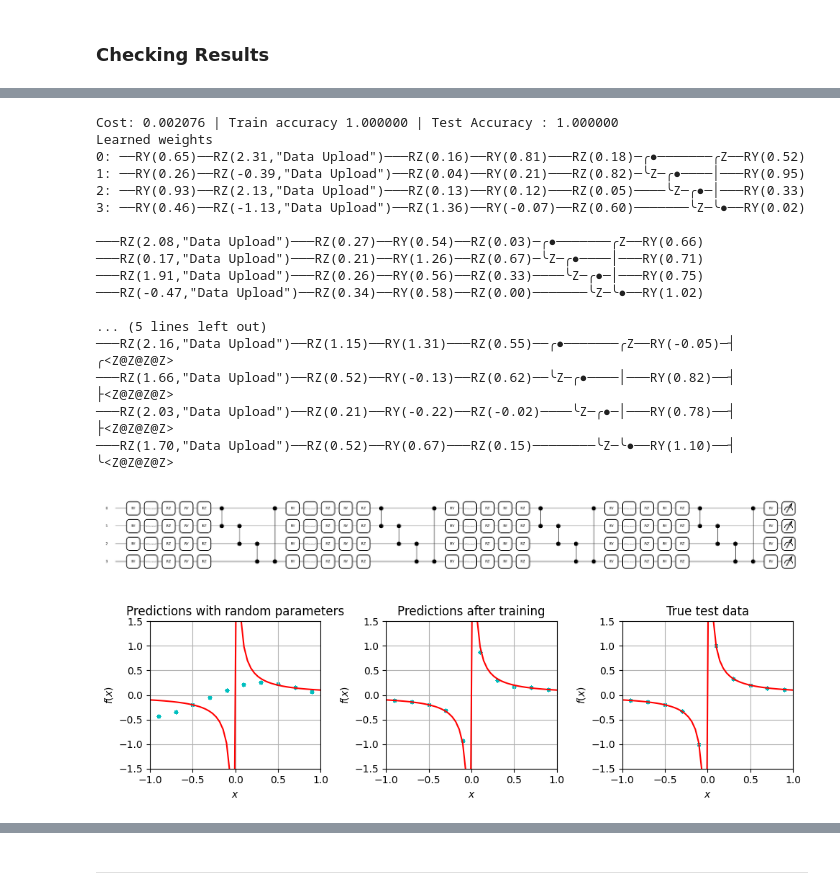
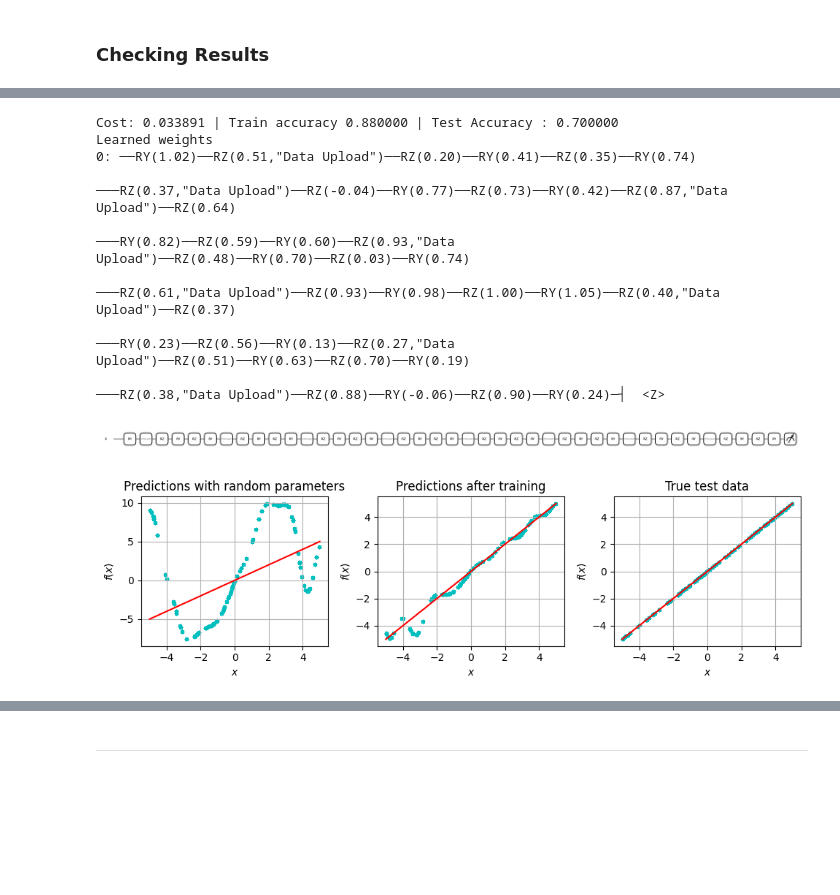
Before and after one commit to HeechanYi/IonQ2024-_Spring_Mentoring, a Jupyter notebook: HC/1dim_FunctionApproximation.ipynb, the cells around one changed output, grey strips where cells are left out. Saved outputs shown, nothing was run; the diff lists cells and outputs as text; code cells hidden in the pictures; blank space fills up the shorter version.

Commit message:
Updating datas and meeting materials

```diff
--- a/HC/1dim_FunctionApproximation.ipynb
+++ b/HC/1dim_FunctionApproximation.ipynb
@@ -82,28 +82,23 @@ def plot_data(x, y, problem, fig = None, ax = None):
 
 
     samples = len(x)
-    xlin = np.linspace(-1, 1)
+    xlin = np.linspace(-5, 5)
 
     for _ in range(samples):
         ax.scatter(x, y, alpha=0.5, color = 'c', s= 7)
 
     if problem == 'line':
         ax.plot(xlin, xlin, color = 'r')
-        ax.set_ylim(top = 1.2, bottom = -1.2)
 
     if problem == 'exp':
         ax.plot(xlin, np.exp(xlin-1), color = 'r')
-        ax.set_ylim(top = 1.2, bottom = -0.2)
 
     if problem == 'inverse':
         ax.plot(xlin, 1 / (10*xlin), color = 'r')
-        ax.set_ylim(top = 1.5, bottom = -1.5)
 
     if problem == 'square':
         ax.plot(xlin, xlin**2, color = 'r')
-        ax.set_ylim(top=1.2, bottom = -0.2)
 
-    ax.set_xlim((-1,1))
     ax.set_xlabel("$x$")
     ax.set_ylabel("$f(x)$")
     ax.grid()
@@ -161,7 +156,7 @@ def cost_function(params, xdata, num_qubits, num_layers, ydata):
     loss = 0.0
 
     for i in range(len(xdata)):
-        pred = VQC_Model(params, xdata[i], num_qubits, num_layers)
+        pred = 10 * VQC_Model(params, xdata[i], num_qubits, num_layers)
         loss += ((pred - ydata[i]))**2
 
     return loss / len(xdata)
@@ -173,7 +168,7 @@ def model_running(params, xdata, num_qubits, num_layers):
     prediction = []
 
     for i in range(len(xdata)):
-        pred = VQC_Model(params, xdata[i], num_qubits, num_layers)
+        pred = 10 * VQC_Model(params, xdata[i], num_qubits, num_layers)
         prediction.append(pred)
 
     return np.array(prediction)
@@ -201,17 +196,16 @@ def iterate_minibatches(inputs, targets, batch_size):
 -----
 # %%
 ### Preparing datas
-train_data, train_target = Inverse(50)
-test_data, test_target = Inverse(100)
+train_data, train_target = Line(50)
+test_data, test_target = Line(100)
 
 # Ansatz Setting
-num_qubits = 4
-num_layers = 4
+num_qubits = 1
+num_layers = 8
 
 # Trainnig option settings
-epochs = 100
-batch_size = 10
-lr = 0.007
+epochs = 250
+lr = 0.003
 
 # Using the Optimizer
 opt = AdamOptimizer(lr)                 ### Adam Optimizer
@@ -244,8 +238,7 @@ print(
 )
 
 for it in range(epochs):
-    for Xbatch, ybatch in iterate_minibatches(train_data, train_target, batch_size=batch_size):
-        params, _, _, _, _ = opt.step(cost_function, params, Xbatch, num_qubits, num_layers, ybatch)
+    params, _, _, _, _ = opt.step(cost_function, params, train_data, num_qubits, num_layers, train_target)
 
     pred_train = model_running(params, train_data, num_qubits, num_layers)
     ratio_train, score_train = accuracy(pred_train, train_target)
@@ -288,43 +299,39 @@ Epoch: 100 | Loss: 0.002076 | Train accuracy: 1.000000 | Test accuracy: 1.000000
 # %%
 print(
     "Cost: {:3f} | Train accuracy {:3f} | Test Accuracy : {:3f}".format(
         loss, score_train, score_test
     )
 )
 
 print("Learned weights")
 x = 1
 print(qml.draw(VQC_Model)(params, x, num_qubits, num_layers))
 fig, ax = qml.draw_mpl(VQC_Model)(params, x, num_qubits, num_layers)
 
 fig, axes = plt.subplots(1, 3, figsize=(10, 3))
 # plot_data(x, y, problem, fig = None, ax = None)
-plot_data(test_data, initial_predictions, 'inverse', fig, axes[0])
-plot_data(test_data, pred_test, 'inverse' ,fig, axes[1])
-plot_data(test_data, test_target, 'inverse' ,fig, axes[2])
+plot_data(test_data, initial_predictions, 'line', fig, axes[0])
+plot_data(test_data, pred_test, 'line' ,fig, axes[1])
+plot_data(test_data, test_target, 'line' ,fig, axes[2])
 
 axes[0].set_title("Predictions with random parameters")
 axes[1].set_title("Predictions after training")
 axes[2].set_title("True test data")
 plt.tight_layout()
 plt.show()
 # %% [output]
-Cost: 0.002076 | Train accuracy 1.000000 | Test Accuracy : 1.000000
+Cost: 0.033891 | Train accuracy 0.880000 | Test Accuracy : 0.700000
 Learned weights
-0: ──RY(0.65)──RZ(2.31,"Data Upload")───RZ(0.16)──RY(0.81)───RZ(0.18)─╭●───────╭Z──RY(0.52)
-1: ──RY(0.26)──RZ(-0.39,"Data Upload")──RZ(0.04)──RY(0.21)───RZ(0.82)─╰Z─╭●────│───RY(0.95)
-2: ──RY(0.93)──RZ(2.13,"Data Upload")───RZ(0.13)──RY(0.12)───RZ(0.05)────╰Z─╭●─│───RY(0.33)
-3: ──RY(0.46)──RZ(-1.13,"Data Upload")──RZ(1.36)──RY(-0.07)──RZ(0.60)───────╰Z─╰●──RY(0.02)
+0: ──RY(1.02)──RZ(0.51,"Data Upload")──RZ(0.20)──RY(0.41)──RZ(0.35)──RY(0.74)
 
-───RZ(2.08,"Data Upload")───RZ(0.27)──RY(0.54)──RZ(0.03)─╭●───────╭Z──RY(0.66)
-───RZ(0.17,"Data Upload")───RZ(0.21)──RY(1.26)──RZ(0.67)─╰Z─╭●────│───RY(0.71)
-───RZ(1.91,"Data Upload")───RZ(0.26)──RY(0.56)──RZ(0.33)────╰Z─╭●─│───RY(0.75)
-───RZ(-0.47,"Data Upload")──RZ(0.34)──RY(0.58)──RZ(0.00)───────╰Z─╰●──RY(1.02)
+───RZ(0.37,"Data Upload")──RZ(-0.04)──RY(0.77)──RZ(0.73)──RY(0.42)──RZ(0.87,"Data Upload")──RZ(0.64)
 
-... (5 lines left out)
-───RZ(2.16,"Data Upload")──RZ(1.15)──RY(1.31)───RZ(0.55)──╭●───────╭Z──RY(-0.05)─┤ ╭<Z@Z@Z@Z>
-───RZ(1.66,"Data Upload")──RZ(0.52)──RY(-0.13)──RZ(0.62)──╰Z─╭●────│───RY(0.82)──┤ ├<Z@Z@Z@Z>
-───RZ(2.03,"Data Upload")──RZ(0.21)──RY(-0.22)──RZ(-0.02)────╰Z─╭●─│───RY(0.78)──┤ ├<Z@Z@Z@Z>
-───RZ(1.70,"Data Upload")──RZ(0.52)──RY(0.67)───RZ(0.15)────────╰Z─╰●──RY(1.10)──┤ ╰<Z@Z@Z@Z>
+───RY(0.82)──RZ(0.59)──RY(0.60)──RZ(0.93,"Data Upload")──RZ(0.48)──RY(0.70)──RZ(0.03)──RY(0.74)
+
+───RZ(0.61,"Data Upload")──RZ(0.93)──RY(0.98)──RZ(1.00)──RY(1.05)──RZ(0.40,"Data Upload")──RZ(0.37)
+
+───RY(0.23)──RZ(0.56)──RY(0.13)──RZ(0.27,"Data Upload")──RZ(0.51)──RY(0.63)──RZ(0.70)──RY(0.19)
+
+───RZ(0.38,"Data Upload")──RZ(0.88)──RY(-0.06)──RZ(0.90)──RY(0.24)─┤  <Z>
-[figure, old version]
+[figure, new version]
-[figure, old version]
+[figure, new version]
```
Also changed, not shown: parts of 5 cells of this notebook, 7 other files.
